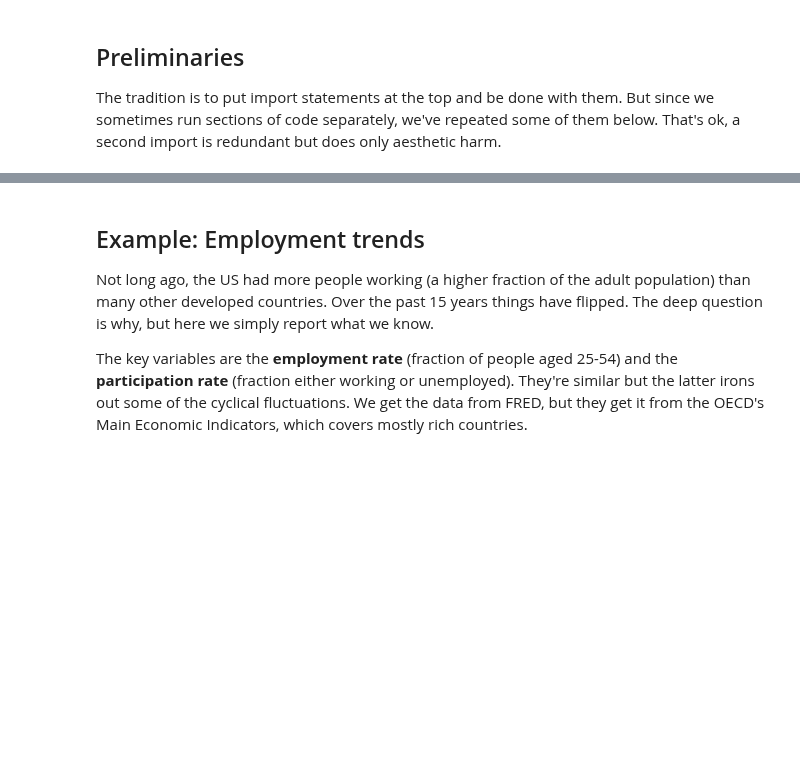
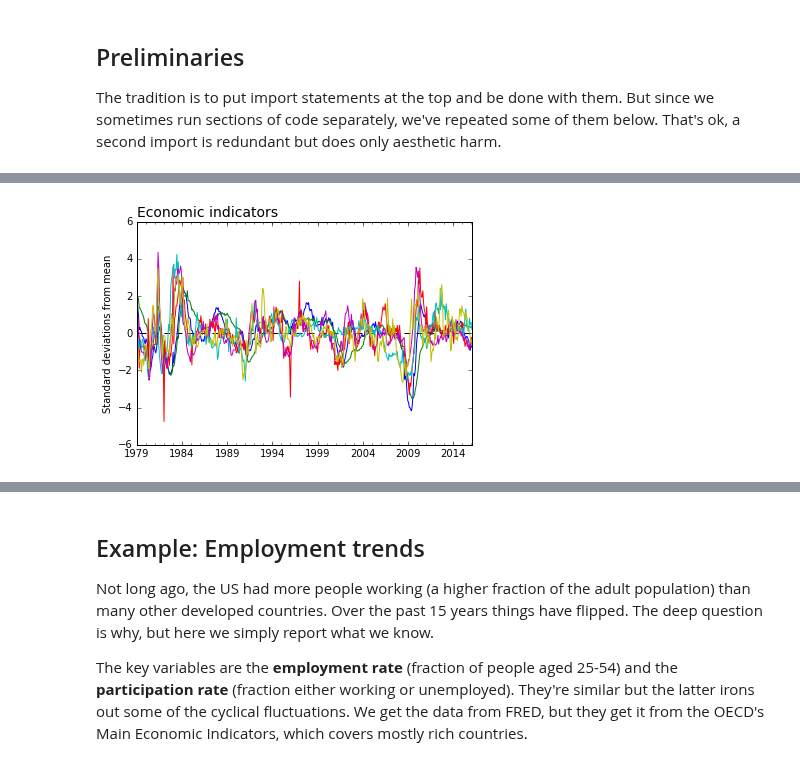
Before and after one commit to DaveBackus/Data_Bootcamp, a Jupyter notebook: Code/IPython/bootcamp_examples.ipynb, the cells around one changed output, grey strips where cells are left out. Saved outputs shown, nothing was run; the diff lists cells and outputs as text; code cells hidden in the pictures; blank space fills up the shorter version.

```diff
--- a/Code/IPython/bootcamp_examples.ipynb
+++ b/Code/IPython/bootcamp_examples.ipynb
@@ -95,0 +78,11 @@ ax.set_ylabel('')
+# %%
+# plot
+fig, ax = plt.subplots()
+g_std.plot(ax=ax)
+ax.set_title('Economic indicators', fontsize=14, loc='left')
+ax.set_ylabel('Standard deviations from mean')
+ax.set_xlabel('')
+ax.hlines(y=0, xmin=start_date, xmax=end, linestyles='dashed')
+ax.legend().set_visible(False)
+# %% [output]
+[figure, added]
```
Also changed, not shown: parts of 78 cells of this notebook, 5 other files.
